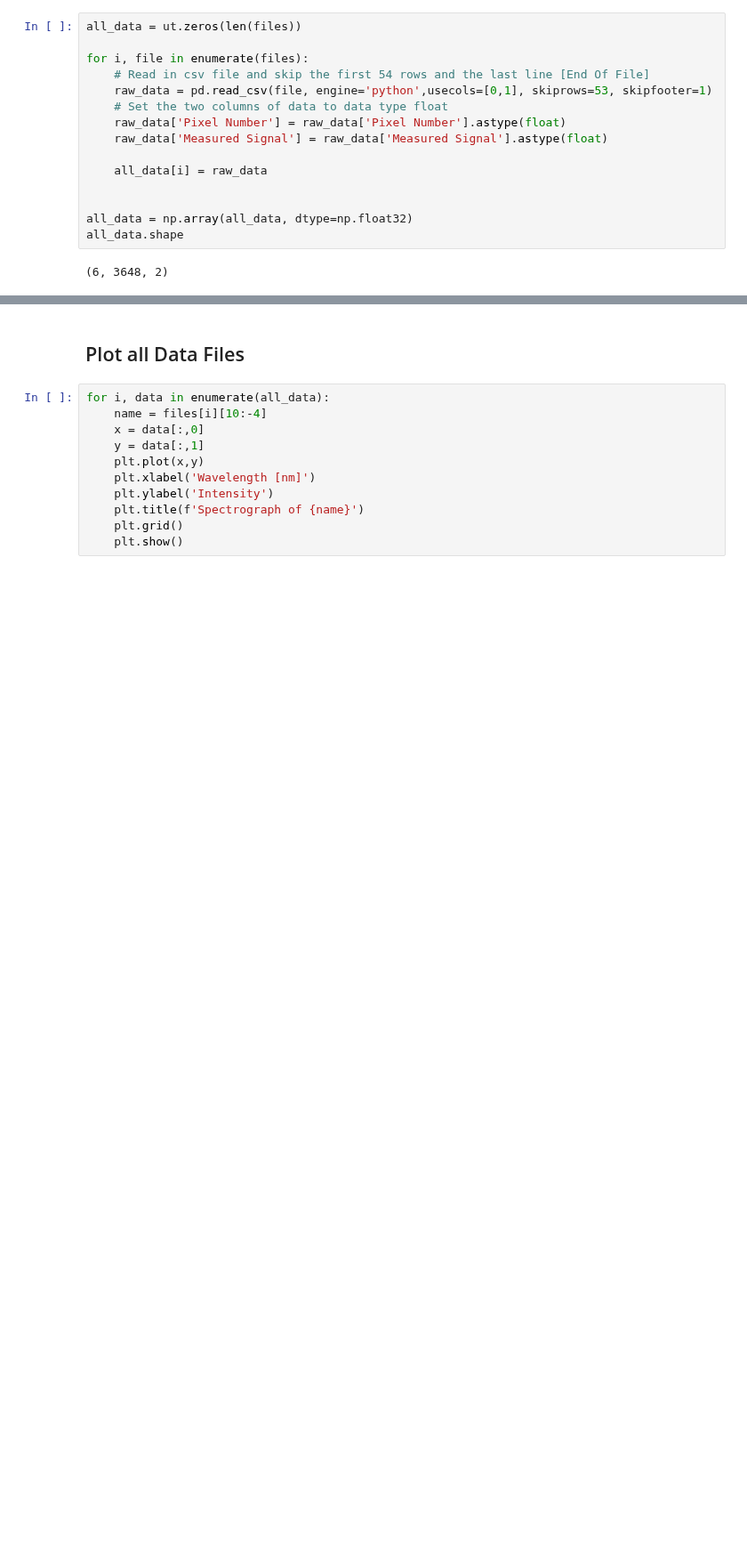
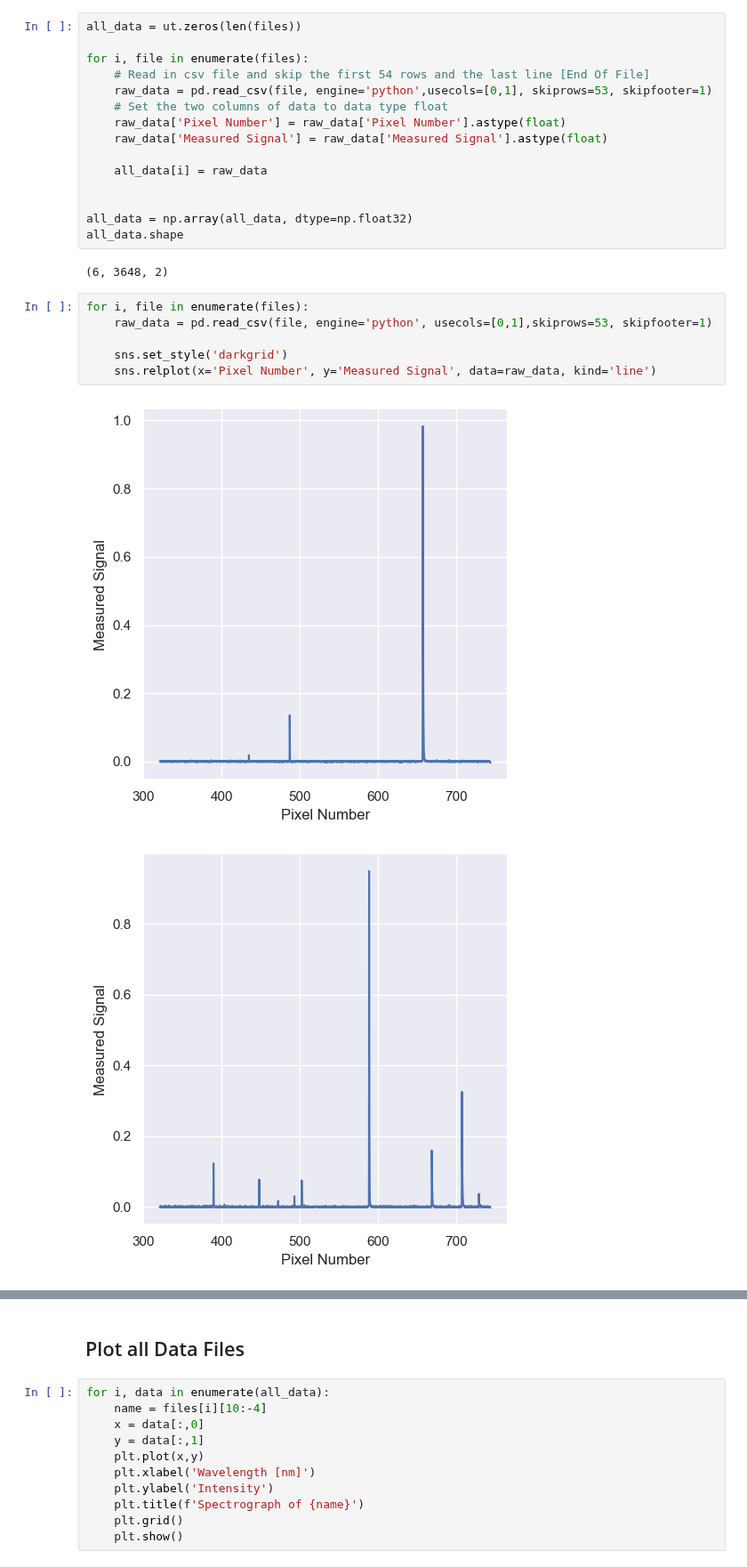
Before and after one commit to parkergeorge30/ASTRO150, a Jupyter notebook: Lab2.ipynb, the cells around one changed output, grey strips where cells are left out. Shown at 89% size. Drawn from its saved outputs; the diff is of its cells as text; blank space fills up the shorter version.

```diff
--- a/Lab2.ipynb
+++ b/Lab2.ipynb
@@ -39,3 +40,12 @@ all_data = np.array(all_data, dtype=np.float32)
 all_data.shape
 # %% [output]
 (6, 3648, 2)
+# %%
+for i, file in enumerate(files):
+    raw_data = pd.read_csv(file, engine='python', usecols=[0,1],skiprows=53, skipfooter=1)
+
+    sns.set_style('darkgrid')
+    sns.relplot(x='Pixel Number', y='Measured Signal', data=raw_data, kind='line')
+# %% [output]
+[figure, added]
+[figure, added]
```
Also changed, not shown: parts of 5 cells of this notebook.
